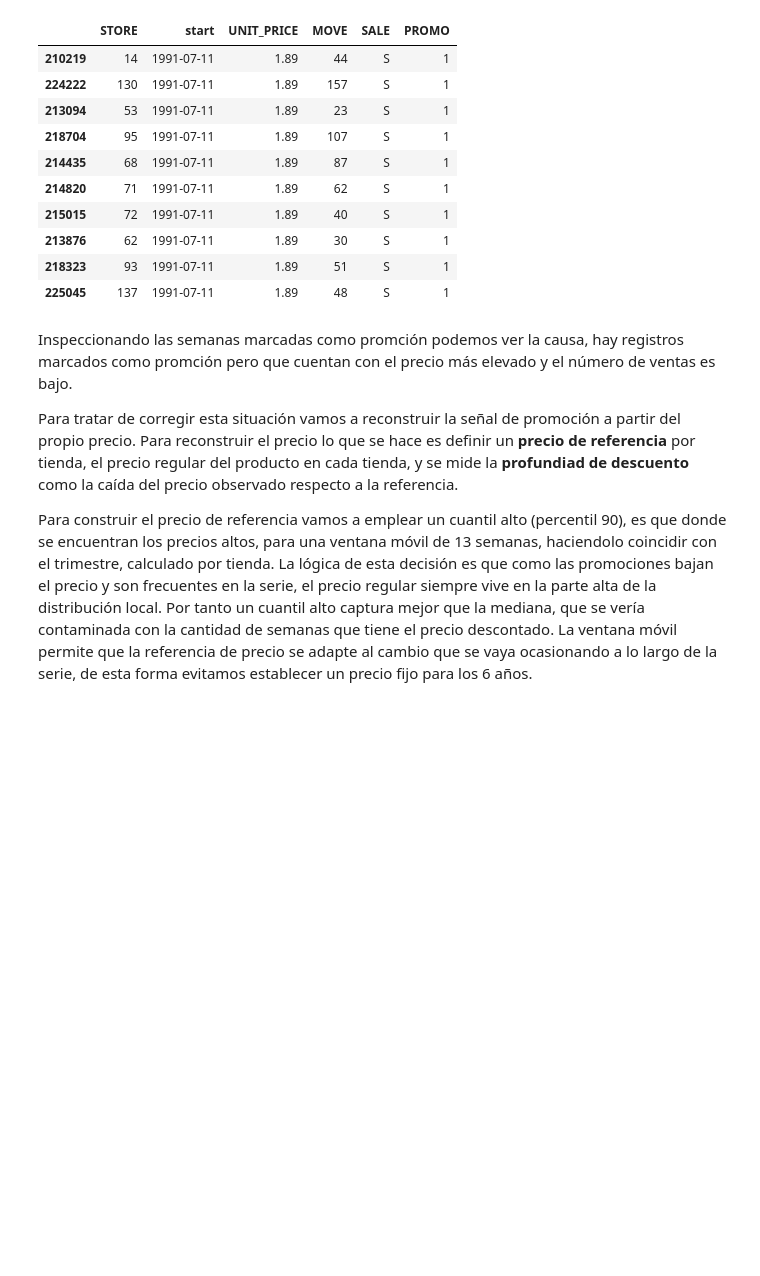
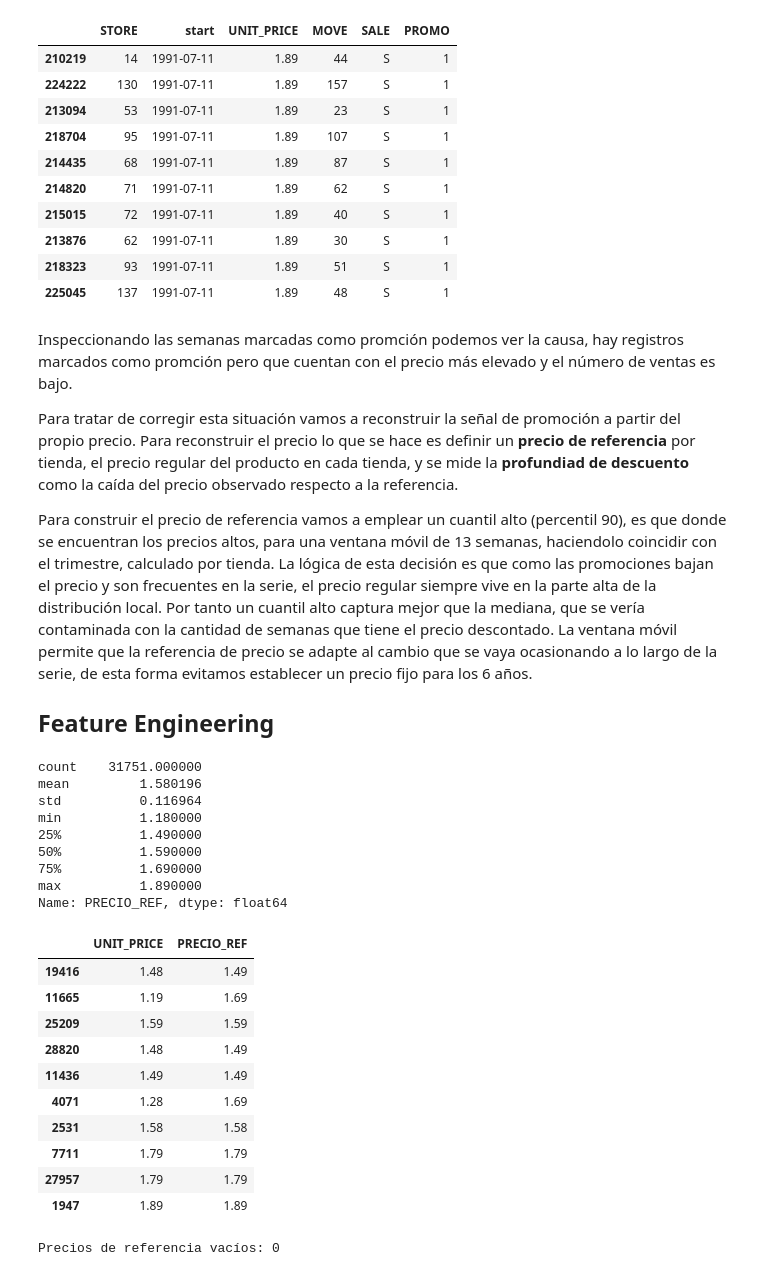
Before and after one commit to ivanfondo/Portafolio-Data-Science-Python, a Jupyter notebook: Pricing-Dominicks/notebooks/03_demanda_elasticidad.ipynb, the cells around one changed output. Cells and saved outputs as stored; diff of their text form; code cells hidden in the pictures; blank space fills up the shorter version.

Commit message:
Enriquecimieno con Feature Engineering

```diff
--- a/Pricing-Dominicks/notebooks/03_demanda_elasticidad.ipynb
+++ b/Pricing-Dominicks/notebooks/03_demanda_elasticidad.ipynb
@@ -105,3 +105,46 @@ Inspeccionando las semanas marcadas como promción podemos ver la causa, hay reg
 Para tratar de corregir esta situación vamos a reconstruir la señal de promoción a partir del propio precio. Para reconstruir el precio lo que se hace es definir un **precio de referencia** por tienda, el precio regular del producto en cada tienda, y se mide la **profundiad de descuento** como la caída del precio observado respecto a la referencia.
 
 Para construir el precio de referencia vamos a emplear un cuantil alto (percentil 90), es que donde se encuentran los precios altos, para una ventana móvil de 13 semanas, haciendolo coincidir con el trimestre, calculado por tienda. La lógica de esta decisión es que como las promociones bajan el precio y son frecuentes en la serie, el precio regular siempre vive en la parte alta de la distribución local. Por tanto un cuantil alto captura mejor que la mediana, que se vería contaminada con la cantidad de semanas que tiene el precio descontado. La ventana móvil permite que la referencia de precio se adapte al cambio que se vaya ocasionando a lo largo de la serie, de esta forma evitamos establecer un precio fijo para los 6 años.
+
+## Feature Engineering
+# %%
+# Nos aseguramos de que todas las tiendas estén bien agrupadas por fecha.
+pepsi_sorted = pepsi.sort_values(['STORE','start']).reset_index(drop=True)
+
+# Parámetros de ventana móvil
+VENTANA = 13 # semanas coincidente con trimestre
+CUANTIL = 0.90 # parte más alta de la distribución
+
+# creamos nueva variable con precio referencia
+pepsi_sorted['PRECIO_REF'] = (
+    pepsi_sorted.groupby('STORE', observed=True)['UNIT_PRICE'] # aplicamos el cálculo separado por tienda
+    .transform(lambda x: x.rolling(VENTANA, min_periods=5, center=True) # Con center indicamos que mire tanto atrás como adelante
+               .quantile(CUANTIL))
+)
+
+# Comprobamos que los precios se han construido de forma correcta y se encuentran en la parte alta de la distrbución
+display(pepsi_sorted['PRECIO_REF'].describe())
+display(pepsi_sorted[['UNIT_PRICE', 'PRECIO_REF']].sample(10))
+print(f'Precios de referencia vacíos: {pepsi_sorted["PRECIO_REF"].isna().sum()}')
+# %% [output]
+count    31751.000000
+mean         1.580196
+std          0.116964
+min          1.180000
+25%          1.490000
+50%          1.590000
+75%          1.690000
+max          1.890000
+Name: PRECIO_REF, dtype: float64
+|  | UNIT_PRICE | PRECIO_REF |
+| 19416 | 1.48 | 1.49 |
+| 11665 | 1.19 | 1.69 |
+| 25209 | 1.59 | 1.59 |
+| 28820 | 1.48 | 1.49 |
+| 11436 | 1.49 | 1.49 |
+| 4071 | 1.28 | 1.69 |
+| 2531 | 1.58 | 1.58 |
+| 7711 | 1.79 | 1.79 |
+| 27957 | 1.79 | 1.79 |
+| 1947 | 1.89 | 1.89 |
+Precios de referencia vacíos: 0
```
Also changed, not shown: parts of 9 cells of this notebook.
